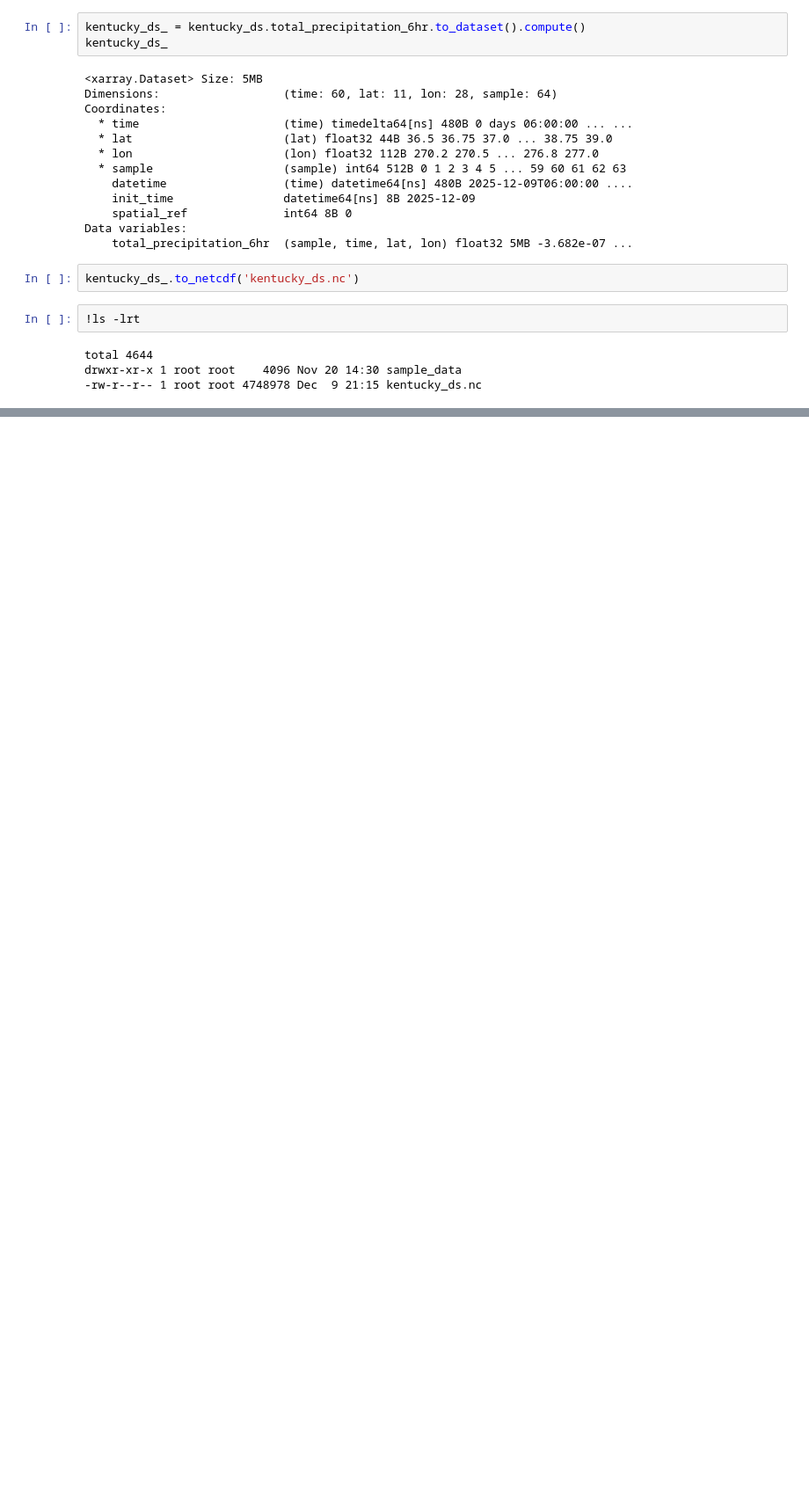
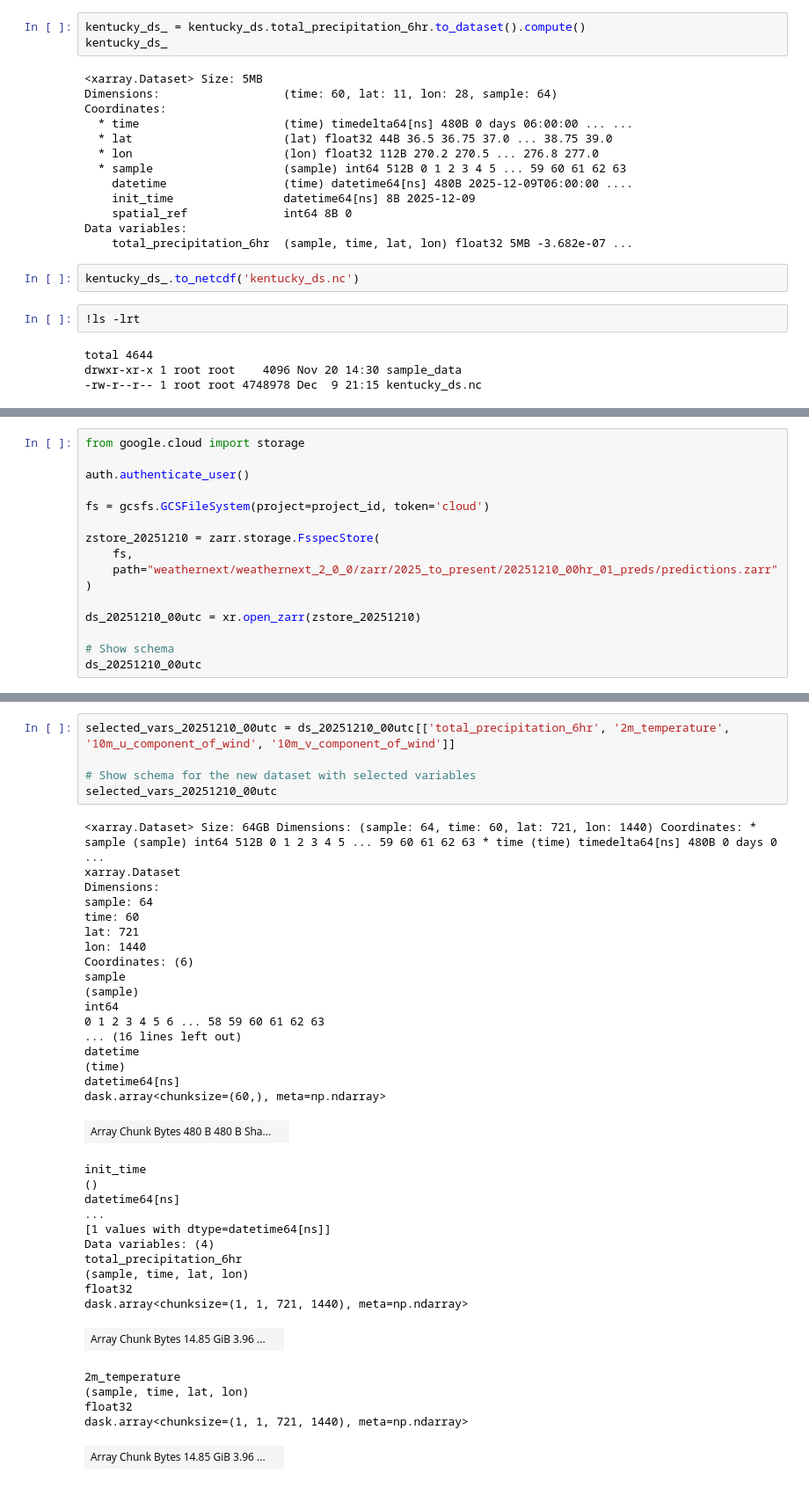
Before and after one commit to manmeet3591/weathernext2, a Jupyter notebook: weathernext2.ipynb, the cells around one changed output, grey strips where cells are left out. Shown at 88% size. Cells and saved outputs as stored; diff of their text form; blank space fills up the shorter version.

```diff
--- a/weathernext2.ipynb
+++ b/weathernext2.ipynb
@@ -435,0 +522,16 @@ drwxr-xr-x 1 root root    4096 Nov 20 14:30 sample_data
+# %%
+from google.cloud import storage
+
+auth.authenticate_user()
+
+fs = gcsfs.GCSFileSystem(project=project_id, token='cloud')
+
+zstore_20251210 = zarr.storage.FsspecStore(
+    fs,
+    path="weathernext/weathernext_2_0_0/zarr/2025_to_present/20251210_00hr_01_preds/predictions.zarr"
+)
+
+ds_20251210_00utc = xr.open_zarr(zstore_20251210)
+
+# Show schema
+ds_20251210_00utc
@@ -435,0 +559,40 @@ drwxr-xr-x 1 root root    4096 Nov 20 14:30 sample_data
+# %%
+selected_vars_20251210_00utc = ds_20251210_00utc[['total_precipitation_6hr', '2m_temperature', '10m_u_component_of_wind', '10m_v_component_of_wind']]
+
+# Show schema for the new dataset with selected variables
+selected_vars_20251210_00utc
+# %% [output]
+<xarray.Dataset> Size: 64GB Dimensions: (sample: 64, time: 60, lat: 721, lon: 1440) Coordinates: * sample (sample) int64 512B 0 1 2 3 4 5 ... 59 60 61 62 63 * time (time) timedelta64[ns] 480B 0 days 0 ...
+xarray.Dataset
+Dimensions:
+sample: 64
+time: 60
+lat: 721
+lon: 1440
+Coordinates: (6)
+sample
+(sample)
+int64
+0 1 2 3 4 5 6 ... 58 59 60 61 62 63
+... (16 lines left out)
+datetime
+(time)
+datetime64[ns]
+dask.array<chunksize=(60,), meta=np.ndarray>
+| Array Chunk Bytes 480 B 480 B Sha... |  |
+init_time
+()
+datetime64[ns]
+...
+[1 values with dtype=datetime64[ns]]
+Data variables: (4)
+total_precipitation_6hr
+(sample, time, lat, lon)
+float32
+dask.array<chunksize=(1, 1, 721, 1440), meta=np.ndarray>
+| Array Chunk Bytes 14.85 GiB 3.96 ... |  |
+2m_temperature
+(sample, time, lat, lon)
+float32
+dask.array<chunksize=(1, 1, 721, 1440), meta=np.ndarray>
+| Array Chunk Bytes 14.85 GiB 3.96 ... |  |
```
Also changed, not shown: parts of 18 cells of this notebook.
